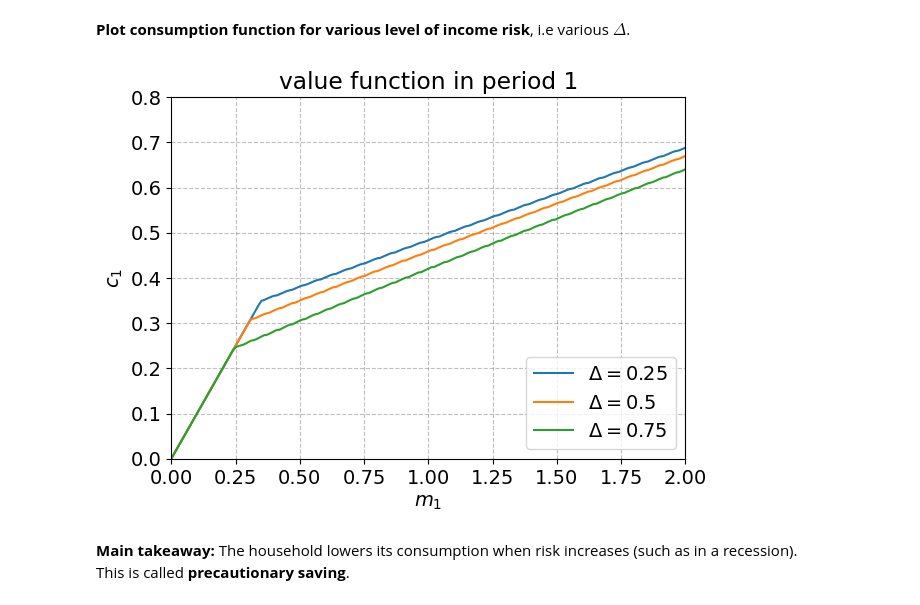
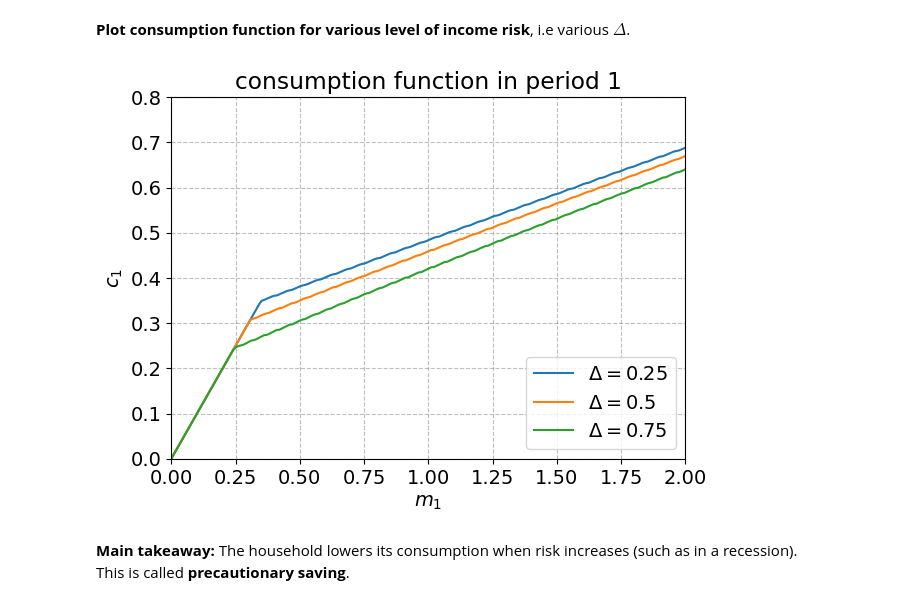
Before and after one commit to NumEconCopenhagen/IntroProg-lectures, a Jupyter notebook: 3 - Dynamic optimization/dynamic optimization.ipynb, the cells around one changed output. Cells and saved outputs as stored; diff of their text form; code cells hidden in the pictures.

```diff
--- a/3 - Dynamic optimization/dynamic optimization.ipynb
+++ b/3 - Dynamic optimization/dynamic optimization.ipynb
@@ -444,24 +444,24 @@ def solve(par):
 # %%
 fig = plt.figure()
 ax = fig.add_subplot(1,1,1)
 
 _Delta = par.Delta
 for Delta in [0.25,0.50,0.75]:
     par.Delta = Delta
     m1_grid,c1_func,m2_grid,c2_func = solve(par)
     ax.plot(m1_grid,c1_func,label=f'$\Delta = {Delta}$')
     par.Delta = _Delta # reset
 
 ax.legend(loc='lower right',facecolor='white',frameon=True)
 ax.set_xlabel('$m_1$')
 ax.set_ylabel('$c_1$')
-ax.set_title('value function in period 1')
+ax.set_title('consumption function in period 1')
 ax.set_xlim([0,2])
 ax.set_ylim([0,0.8])
 
 fig.tight_layout(pad=1.0)
 # %% [output]
-[figure, old version]
+[figure, new version]
 # %% [markdown]
 **Main takeaway:** The household lowers its consumption when risk increases (such as in a recession). <br>
 This is called **precautionary saving**.
```
Also changed, not shown: parts of 8 cells of this notebook.
